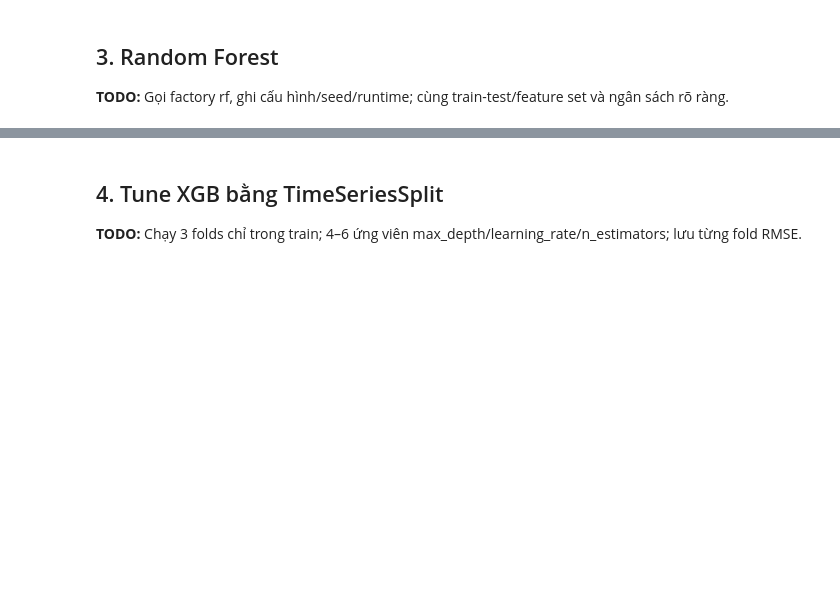
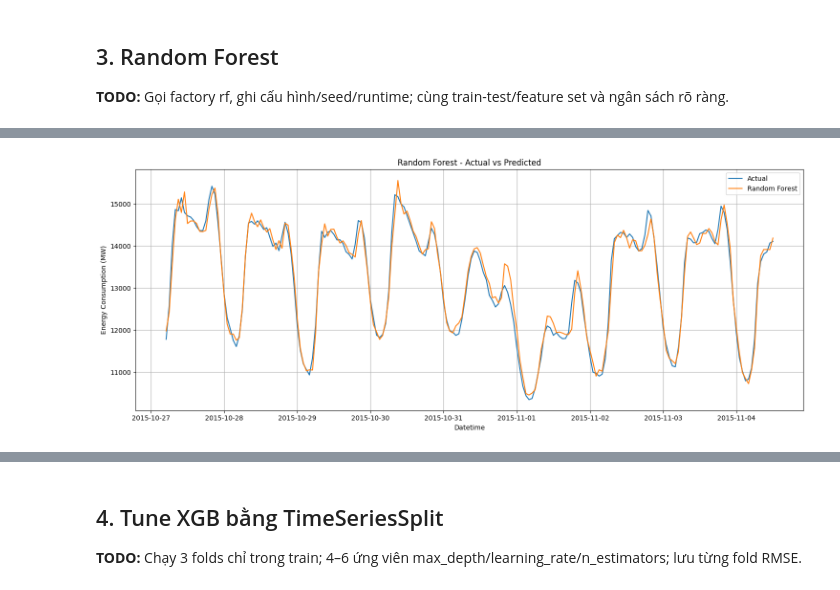
Before and after one commit to thvhieu/Time_series_lab3, a Jupyter notebook: notebooks/04_baselines_tuning.ipynb, the cells around one changed output, grey strips where cells are left out. Cells and saved outputs as stored; diff of their text form; code cells hidden in the pictures; blank space fills up the shorter version.

```diff
--- a/notebooks/04_baselines_tuning.ipynb
+++ b/notebooks/04_baselines_tuning.ipynb
@@ -45,5 +330,91 @@ print({"raw_rows": quality["raw_rows"], "train_rows": len(train),
 
 **TODO:** Gọi factory rf, ghi cấu hình/seed/runtime; cùng train-test/feature set và ngân sách rõ ràng.
 # %%
-# TODO: viết code tái tạo phần này và lưu output đúng hợp đồng.
-# TODO: bổ sung nhận xét dựa trên kết quả chạy thật.
+import time
+import pandas as pd
+import matplotlib.pyplot as plt
+from lab3.modeling import make_model
+from lab3.features import xy
+from lab3.evaluation import regression_metrics
+
+# Tách dữ liệu đầu vào và đầu ra
+X_train, y_train = xy(train)
+X_test, y_test = xy(test)
+print("Số dòng train:", len(X_train))
+print("Số dòng test:", len(X_test))
+print("Số features:", X_train.shape[1])
+
+# Khởi tạo mô hình Random Forest
+rf_model = make_model("rf", seed=42)
+
+# Đo thời gian huấn luyện
+start_time = time.perf_counter()
+
+# Huấn luyện mô hình
+rf_model.fit(X_train, y_train)
+
+# Tính thời gian chạy
+rf_runtime = time.perf_counter() - start_time
+print("Đã huấn luyện xong Random Forest!")
+print(f"Thời gian huấn luyện: {rf_runtime:.2f} giây")
+print("Cấu hình:", rf_model.get_params())
+
+# Dự đoán trên tập test
+rf_pred = rf_model.predict(X_test)
+
+# Chuyển kết quả thành pandas Series
+rf_pred = pd.Series(
+    rf_pred,
+    index=y_test.index,
+    name="Predicted"
+)
+
+# Tính các chỉ số đánh giá
+rf_metrics = regression_metrics(y_test, rf_pred)
+print(rf_metrics)
+
+# bang kq
+rf_result = pd.DataFrame({"Actual": y_test,"Predicted": rf_pred})
+display(rf_result.head(10))
+
+# Lấy 200 giờ đầu tiên
+plot_data = rf_result.iloc[:200]
+plt.figure(figsize=(15, 6))
+
+plt.plot(
+    plot_data.index,
+    plot_data["Actual"],
+    label="Actual"
+)
+
+plt.plot(
+    plot_data.index,
+    plot_data["Predicted"],
+    label="Random Forest"
+)
+
+plt.title("Random Forest - Actual vs Predicted")
+plt.xlabel("Datetime")
+plt.ylabel("Energy Consumption (MW)")
+plt.legend()
+plt.grid(True)
+plt.tight_layout()
+
+# Lưu biểu đồ
+FIGURE_DIR = ROOT / "reports" / "figures"
+plt.savefig(FIGURE_DIR / "random_forest_forecast.png",dpi=300,bbox_inches="tight")
+plt.show()
+
+# Tạo thư mục lưu bảng
+TABLE_DIR = ROOT / "reports" / "tables"
+
+# Bổ sung thời gian chạy vào bảng đánh giá
+rf_metrics_df = pd.DataFrame([{"Model": "Random Forest", **rf_metrics, "runtime_seconds": rf_runtime}])
+
+# Lưu bảng đánh giá
+rf_metrics_df.to_csv( TABLE_DIR / "random_forest_metrics.csv",index=False, encoding="utf-8-sig")
+
+# Lưu kết quả dự đoán
+rf_result.to_csv(TABLE_DIR / "random_forest_predictions.csv",encoding="utf-8-sig")
+print("Đã lưu kết quả Random Forest")
+# %% [output]
@@ -49,0 +440 @@ print({"raw_rows": quality["raw_rows"], "train_rows": len(train),
+[figure, added]
```
Also changed, not shown: parts of 12 cells of this notebook, 16 other files.
